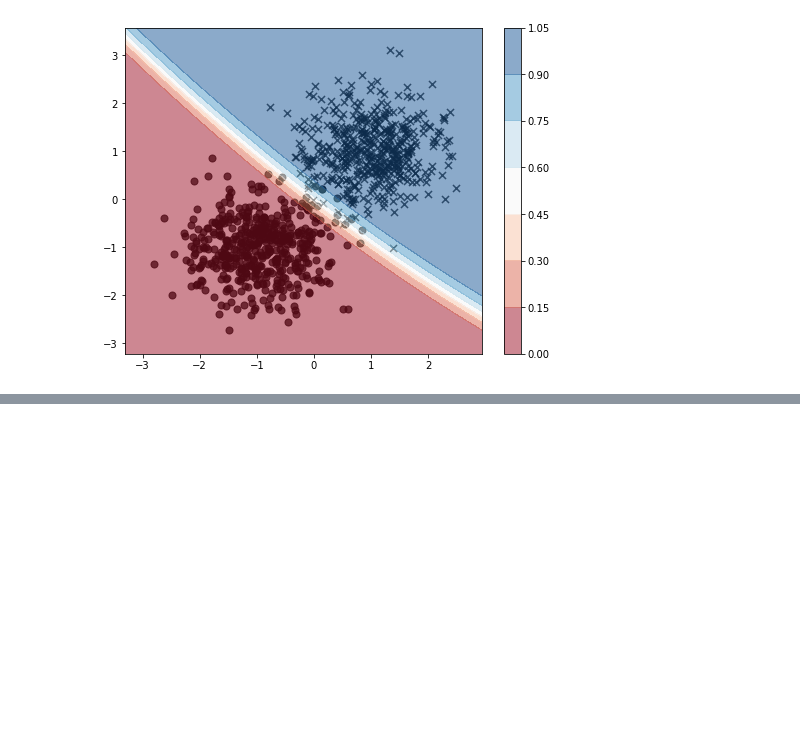
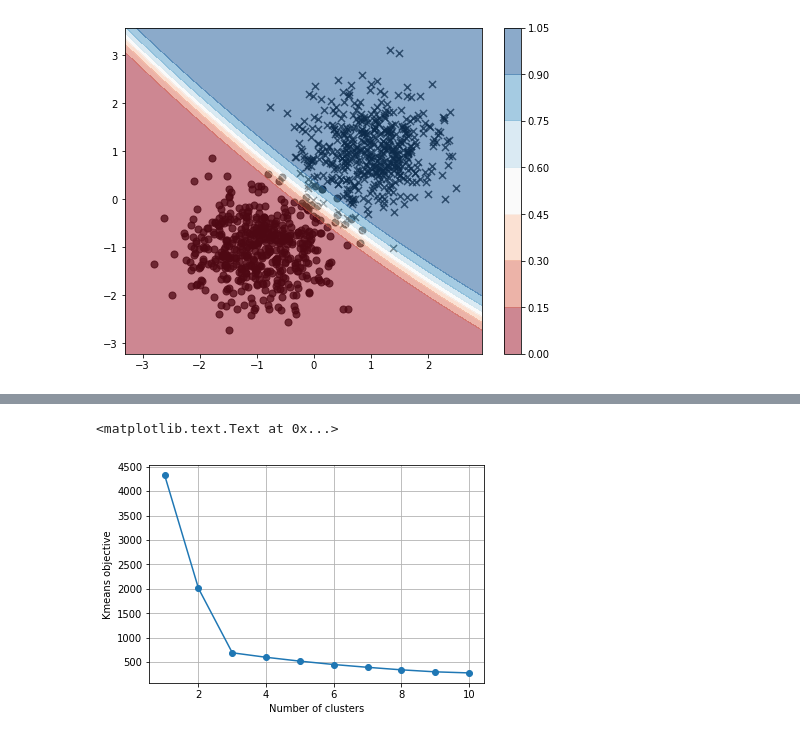
Before and after one commit to phuijse/courses_notebooks, a Jupyter notebook: notebooks/clustering.ipynb, the cells around one changed output, grey strips where cells are left out. Cells and saved outputs as stored; diff of their text form; code cells hidden in the pictures; blank space fills up the shorter version.

```diff
--- a/notebooks/clustering.ipynb
+++ b/notebooks/clustering.ipynb
@@ -329,0 +350,12 @@ plt.colorbar(cr)
+# %%
+obj = []
+for k in range(10):
+    cluster_method = KMeans(n_clusters=k+1, init='random', n_init=10).fit(X)
+    obj.append(-cluster_method.score(X))
+plt.plot(np.linspace(1, 10, num=len(obj)), obj, 'o-')
+plt.grid()
+plt.xlabel('Number of clusters')
+plt.ylabel('Kmeans objective')
+# %% [output]
+<matplotlib.text.Text at 0x...>
+[figure, added]
```
Also changed, not shown: parts of 3 cells of this notebook.
